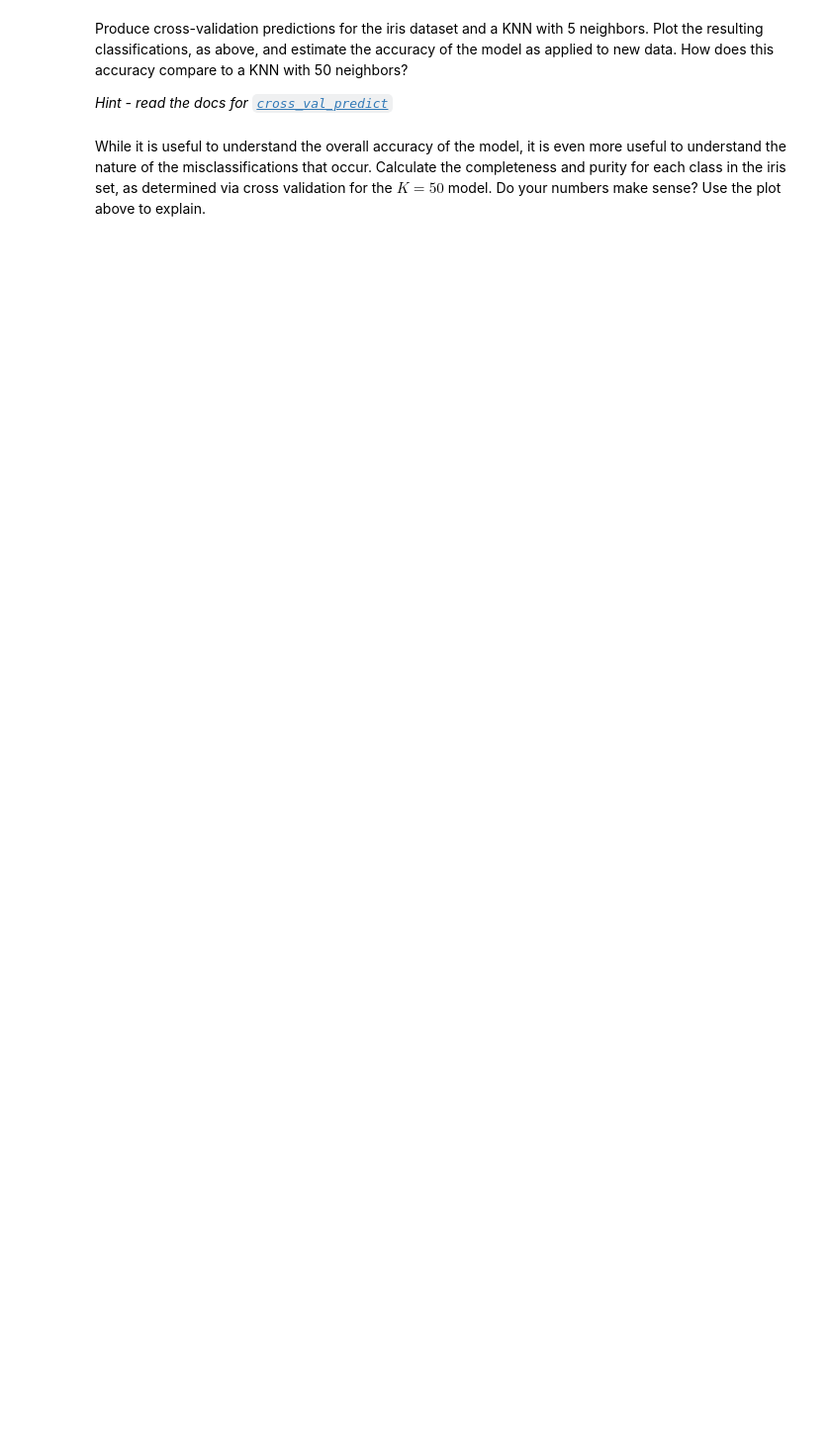
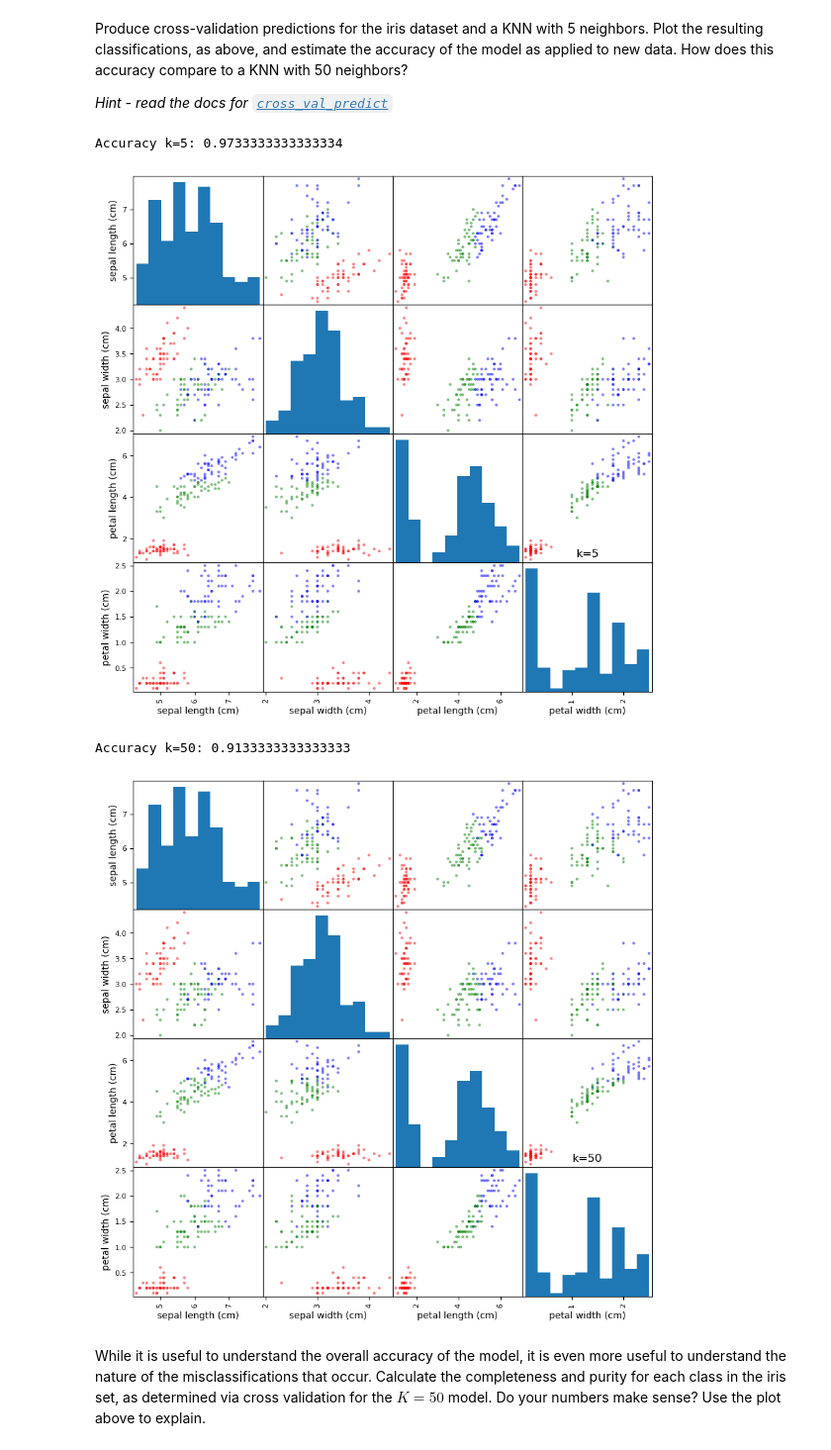
Before and after one commit to ASTR154/classification, a Jupyter notebook: classification.ipynb, the cells around one changed output. Shown: that part at 99% size. Cells and saved outputs as stored; diff of their text form; code cells hidden in the pictures; blank space fills up the shorter version.

```diff
--- a/classification.ipynb
+++ b/classification.ipynb
@@ -56,2 +124,41 @@ Produce cross-validation predictions for the iris dataset and a KNN with 5 neigh
+# %%
+from sklearn.model_selection import cross_val_predict
+from sklearn.metrics import accuracy_score
+
+# Load iris data
+
+X = iris.data
+y = iris.target
+feature_names = iris.feature_names
+df = pd.DataFrame(X, columns=feature_names)
+
+# KNN with 5 neighbors
+knn5 = KNeighborsClassifier(n_neighbors=5)
+pred5 = cross_val_predict(knn5, X, y, cv=5)
+acc5 = accuracy_score(y, pred5)
+print("Accuracy k=5:", acc5)
+df['pred5'] = pred5
+
+colors5 = ['red' if p == 0 else 'green' if p == 1 else 'blue' for p in df['pred5']]
+pd.plotting.scatter_matrix(df[feature_names], figsize=(10, 10), color=colors5)
+plt.title('k=5')
+plt.show()
+
+# KNN with 50 neighbors
+knn50 = KNeighborsClassifier(n_neighbors=50)
+pred50 = cross_val_predict(knn50, X, y, cv=5)
+acc50 = accuracy_score(y, pred50)
+print("Accuracy k=50:", acc50)
+df['pred50'] = pred50
+
+colors50 = ['red' if p == 0 else 'green' if p == 1 else 'blue' for p in df['pred50']]
+pd.plotting.scatter_matrix(df[feature_names], figsize=(10, 10), color=colors50)
+plt.title('k=50')
+plt.show()
+# %% [output]
+Accuracy k=5: 0.9733333333333334
+[figure, added]
+Accuracy k=50: 0.9133333333333333
+[figure, added]
 # %% [markdown]
 While it is useful to understand the overall accuracy of the model, it is even more useful to understand the nature of the misclassifications that occur. Calculate the completeness and purity for each class in the iris set, as determined via cross validation for the $K = 50$ model. Do your numbers make sense? Use the plot above to explain.
```
Also changed, not shown: parts of 17 cells of this notebook.
